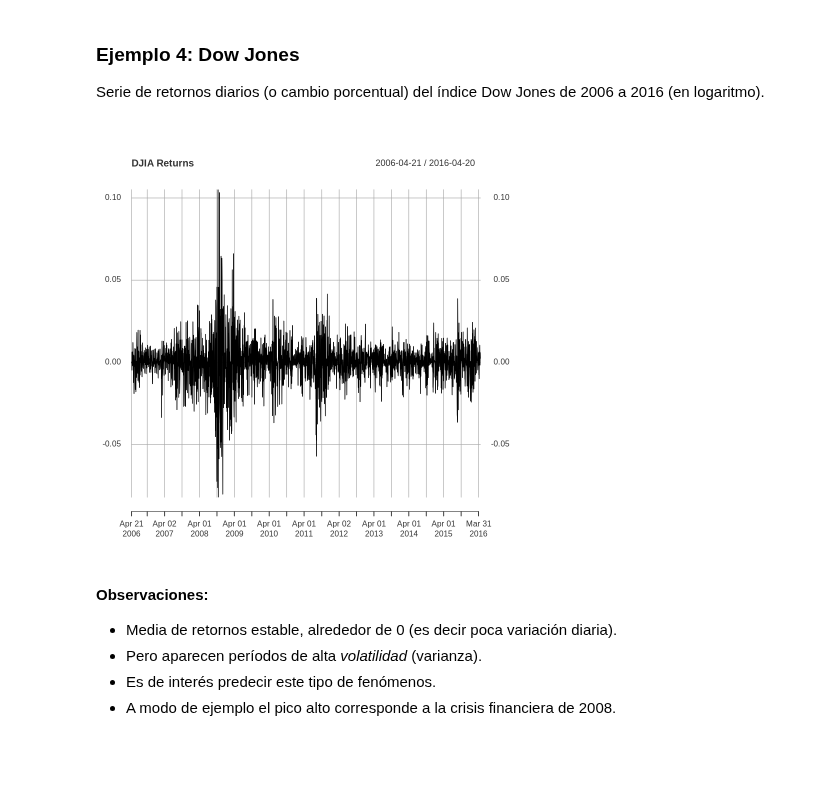
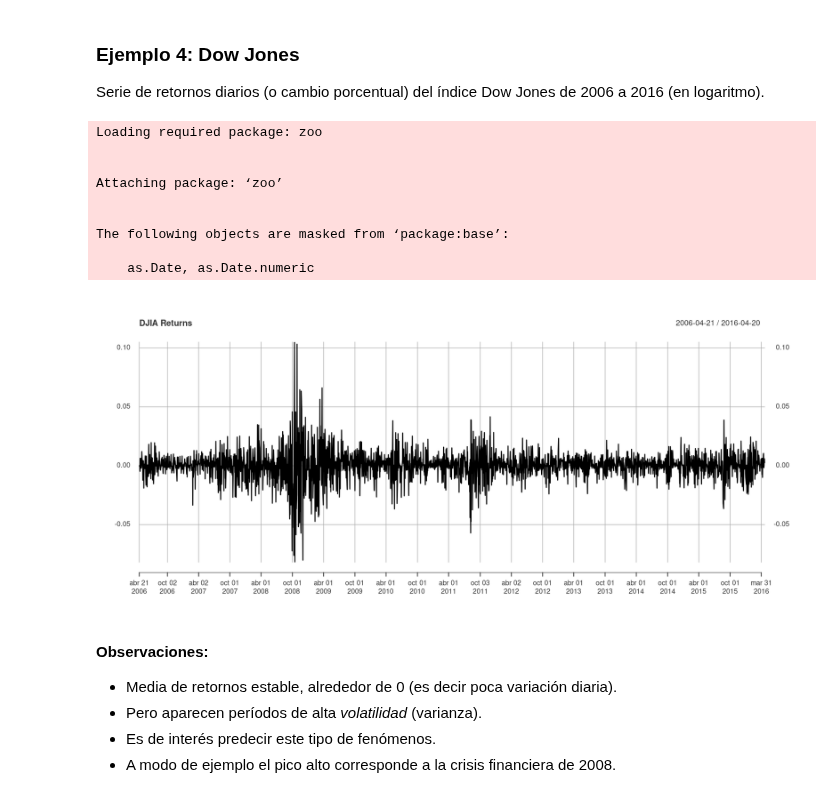
Before and after one commit to aferragu/curso_series_temporales, a Jupyter notebook: Introduccion.ipynb, the cells around one changed output. Drawn from its saved outputs; the diff is of its cells as text; code cells hidden in the pictures; blank space fills up the shorter version.

```diff
--- a/Introduccion.ipynb
+++ b/Introduccion.ipynb
@@ -114,12 +115,20 @@ tsplot(speech)
 
 Serie de retornos diarios (o cambio porcentual) del índice Dow Jones de 2006 a 2016 (en logaritmo).
 # %%
-library(xts)                              # this must be here
+library(xts)                              # Esta biblioteca permite trabajar con fechas
 djiar = diff(log(djia$Close))[-1]         # approximate returns
-#plot(djiar, main="DJIA Returns", type="n")
-lines(djiar)
+plot(djiar, main="DJIA Returns")
 # %% [output]
+Loading required package: zoo
+
+
+Attaching package: ‘zoo’
+
+
+The following objects are masked from ‘package:base’:
+
+    as.Date, as.Date.numeric
-[figure, old version]
+[figure, new version]
 # %% [markdown]
 #### Observaciones:
 
```
Also changed, not shown: parts of 10 cells of this notebook, 4 other files.
